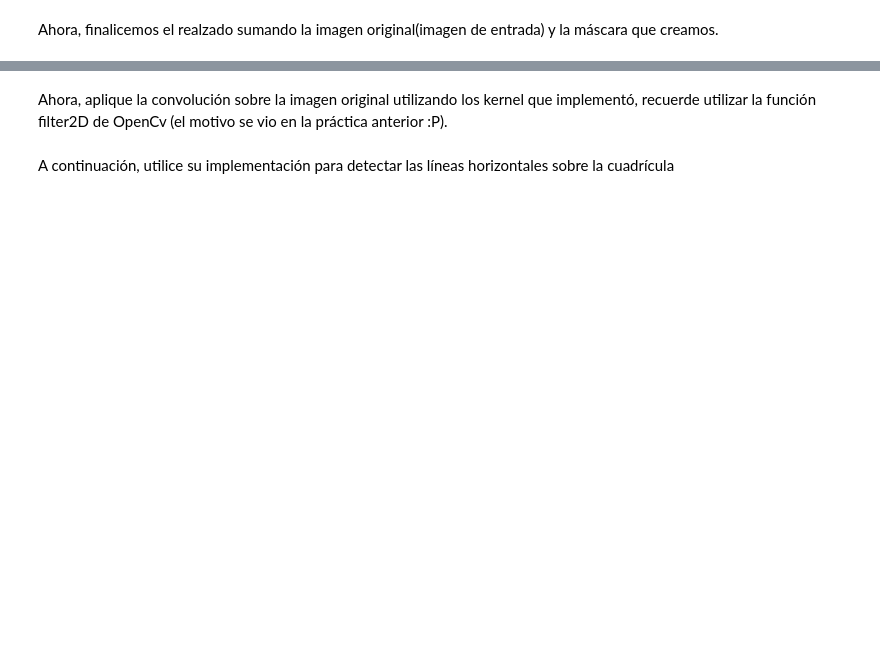
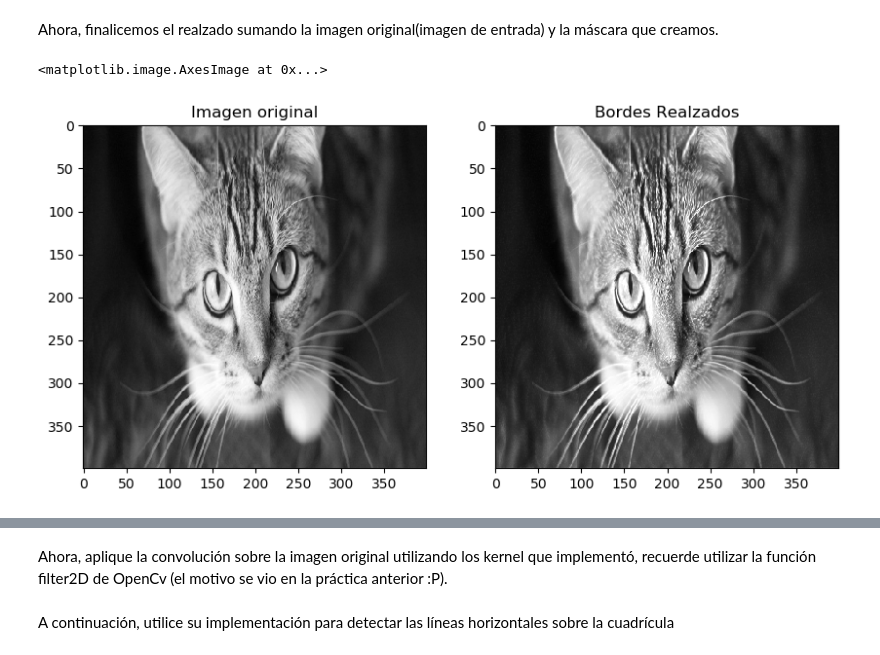
Before and after one commit to saarboledaz/vision_artificial_2019, a Jupyter notebook: Practicas/Practica 4/Practica 4 Segmentación y Realzado de Bordes.ipynb, the cells around one changed output, grey strips where cells are left out. Cells and saved outputs as stored; diff of their text form; code cells hidden in the pictures; blank space fills up the shorter version.

```diff
--- a/Practicas/Practica 4/Practica 4 Segmentación y Realzado de Bordes.ipynb
+++ b/Practicas/Practica 4/Practica 4 Segmentación y Realzado de Bordes.ipynb
@@ -104,17 +107,20 @@ Ahora, finalicemos el realzado sumando la imagen original(imagen de entrada) y l
 # %%
 #Sumar la imagen de entrada con la máscara: use cv2.add() ≈ 1 linea
 
 ####SU CODIGO AQUÍ#####
-res = None
+res = cv2.add(img, mascara_unsharp)
 #####TERMINA SU CODIGO#####
 
 fig, arreglo_plots = plt.subplots(1,2, figsize=(10, 15), dpi = 100)
 
 arreglo_plots[0].set_title('Imagen original')
 arreglo_plots[0].imshow(img, cmap="gray", vmin=0, vmax=255)
 
 arreglo_plots[1].set_title('Bordes Realzados')
 arreglo_plots[1].imshow(res, cmap="gray", vmin=0, vmax=255)
+# %% [output]
+<matplotlib.image.AxesImage at 0x...>
+[figure, added]
 # %% [markdown]
 ### Salida esperada:
 
```
Also changed, not shown: parts of 24 cells of this notebook, 1 other file.
